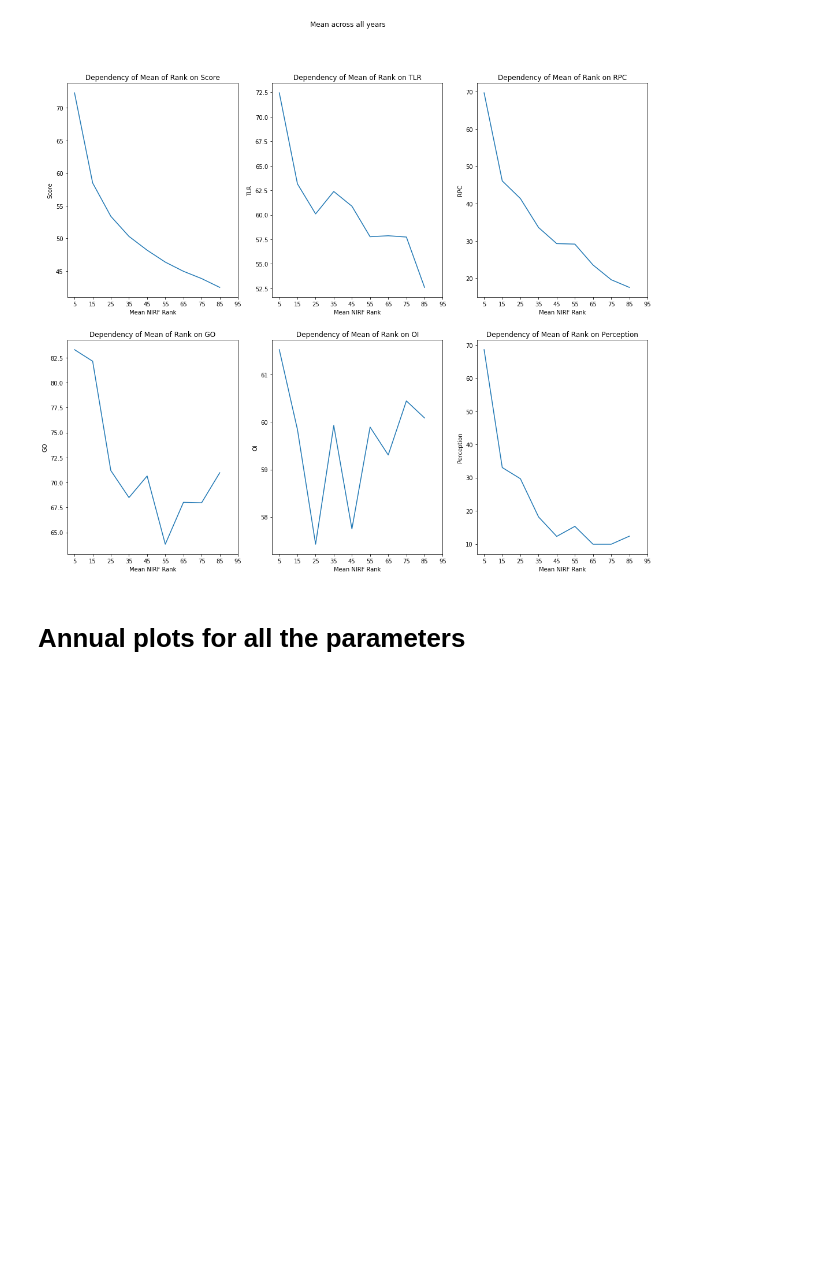
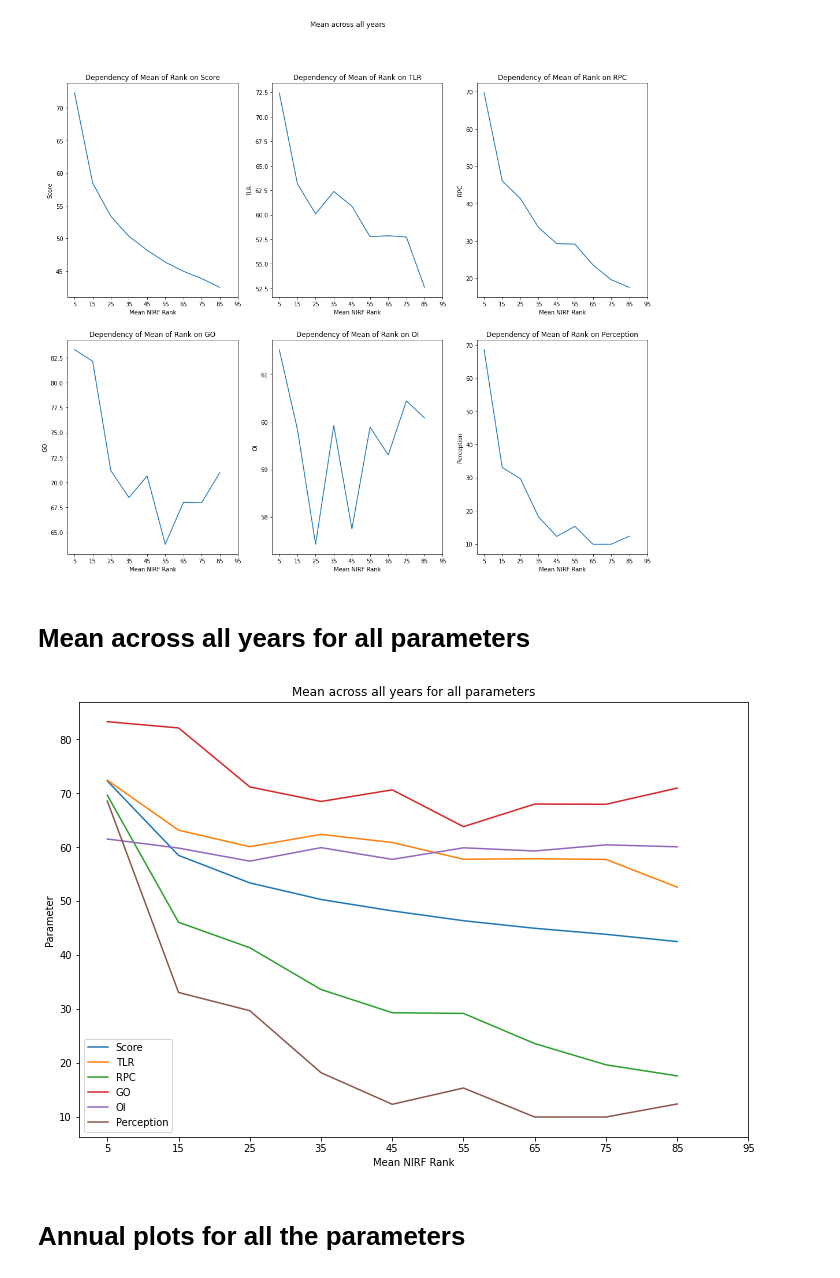
Before and after one commit to kalp121212/DS203_Project, a Jupyter notebook: Nirf.ipynb, the cells around one changed output. Cells and saved outputs as stored; diff of their text form; code cells hidden in the pictures; blank space fills up the shorter version.

```diff
--- a/Nirf.ipynb
+++ b/Nirf.ipynb
@@ -234,6 +234,32 @@ for x in k:
 plt.show()
 # %% [output]
 [figure]
+# %% [markdown]
+# Mean across all years for all parameters
+# %%
+plt.rcParams['figure.figsize'] = [12,8]
+k=['Score','TLR','RPC','GO','OI','Perception']
+count=1
+for x in k:
+    x_data = range(5,106,10)
+    Y = []
+    for i,j in data.groupby('year'):
+        ranks = list(range(0,101,10))
+        y_data = []
+        for rank in ranks:
+            y_data += [np.mean(np.array(j.query(f"Rank>={rank} and Rank<={rank+10}")[x]))]
+        Y += [y_data]
+    Y = np.array(Y)
+    y = np.mean(Y,axis=0)
+    plt.plot(x_data,y,label=x)
+plt.title(f"Mean across all years for all parameters")
+plt.ylabel("Parameter")
+plt.xlabel("Mean NIRF Rank")
+plt.xticks(range(5,101,10))
+plt.legend()
+plt.show()
+# %% [output]
+[figure, added]
 # %% [markdown]
 # Annual plots for all the parameters
 # %%
```
Also changed, not shown: parts of 1 cell of this notebook.
